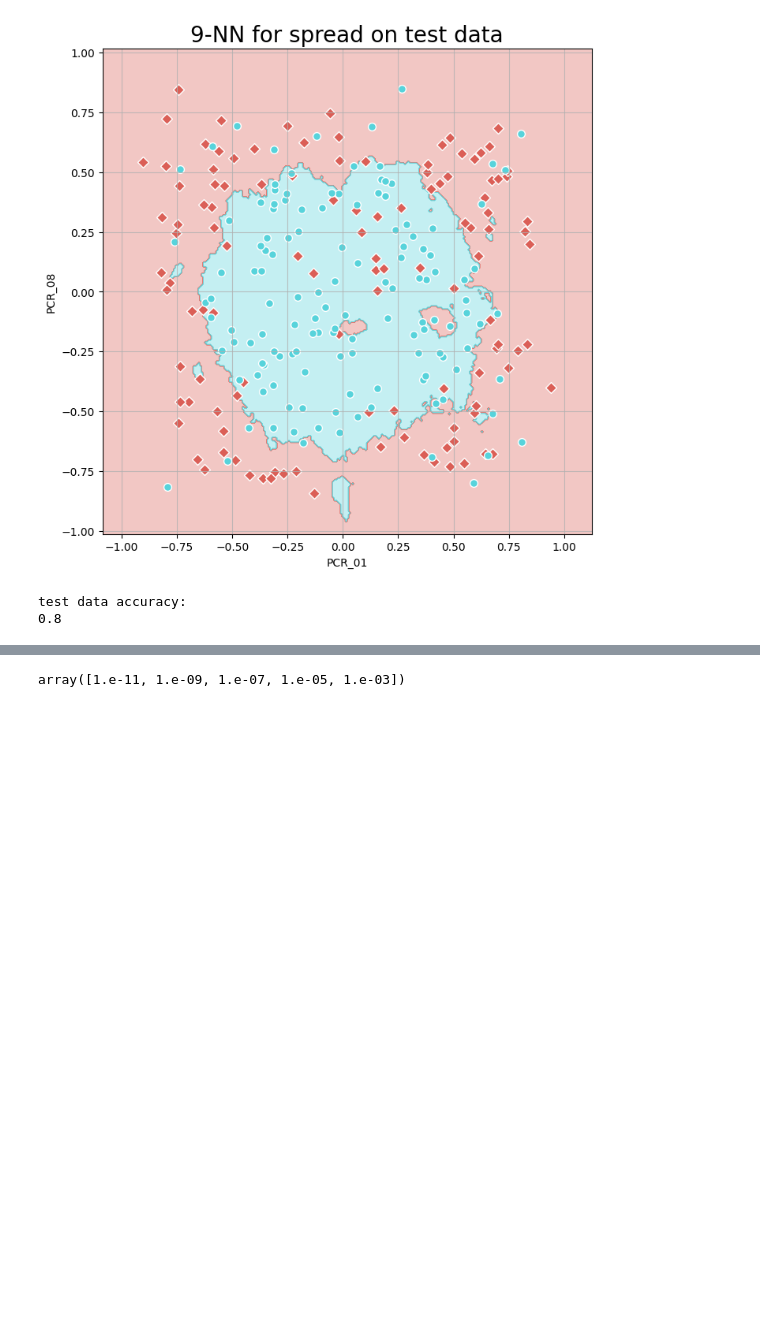
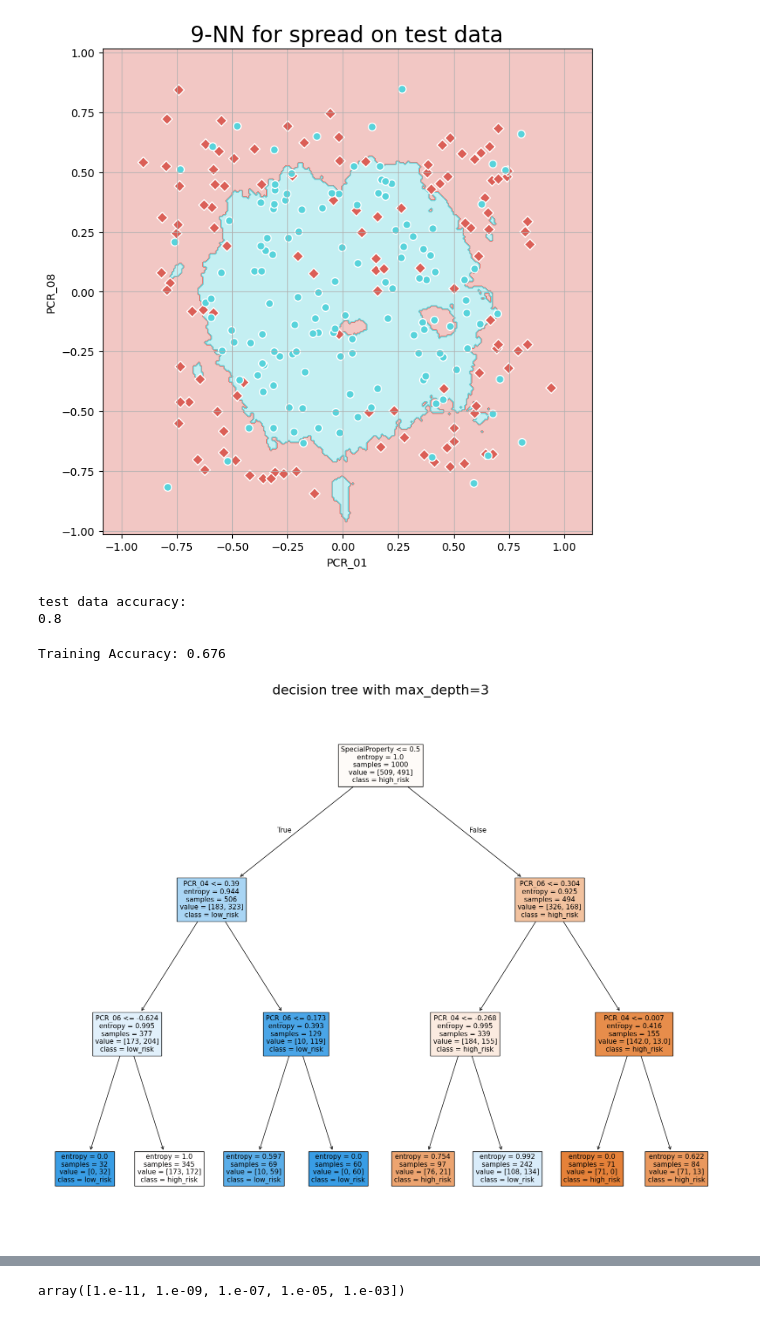
Before and after one commit to LocalTed/lomdot2, a Jupyter notebook: HW1_template.ipynb, the cells around one changed output, grey strips where cells are left out. Drawn from its saved outputs; the diff is of its cells as text; code cells hidden in the pictures; blank space fills up the shorter version.

```diff
--- a/HW1_template.ipynb
+++ b/HW1_template.ipynb
@@ -140,3 +137,34 @@ print(kNN.score(X=pcr18_test, y=spread_test))
 [figure]
 test data accuracy:
 0.8
+# %%
+#part 2
+#Q5
+
+from sklearn.tree import DecisionTreeClassifier , plot_tree
+
+##split
+train["SpecialProperty"] = train["blood_type"].isin(["O+", "B+"])
+test["SpecialProperty"] = test["blood_type"].isin(["O+", "B+"])
+
+
+
+X = train[['PCR_04', 'PCR_06', 'SpecialProperty']]  # Features
+Y = train['risk']  # Target
+
+
+DT = DecisionTreeClassifier(max_depth= 3 , criterion="entropy")
+DT.fit(X, Y)
+
+
+training_accuracy = DT.score(X, Y)
+print("Training Accuracy:", training_accuracy)
+
+
+plt.figure(figsize=(20, 16))
+plot_tree(DT, filled=True, feature_names=X.columns, class_names=['high_risk', 'low_risk'])
+plt.title('decision tree with max_depth=3', fontsize=22)
+plt.show()
+# %% [output]
+Training Accuracy: 0.676
+[figure, added]
```
Also changed, not shown: parts of 9 cells of this notebook.
